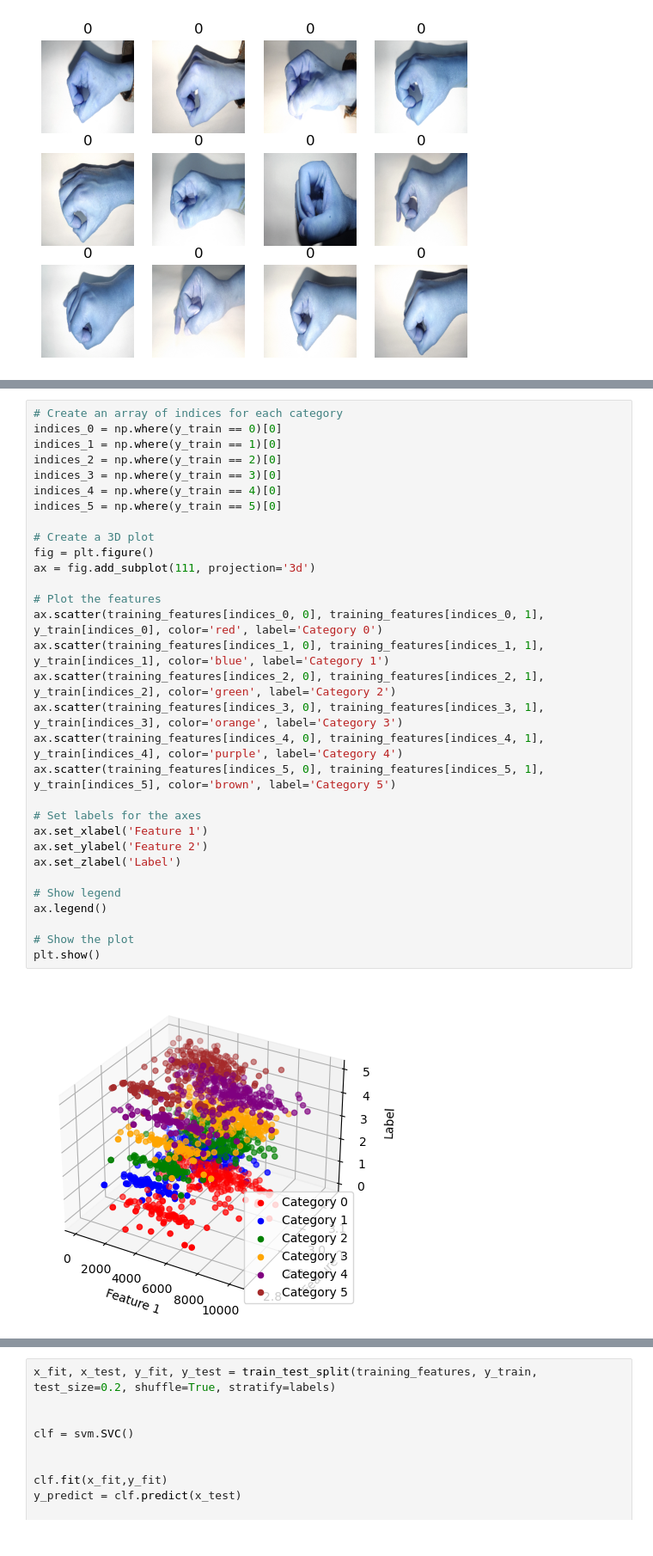
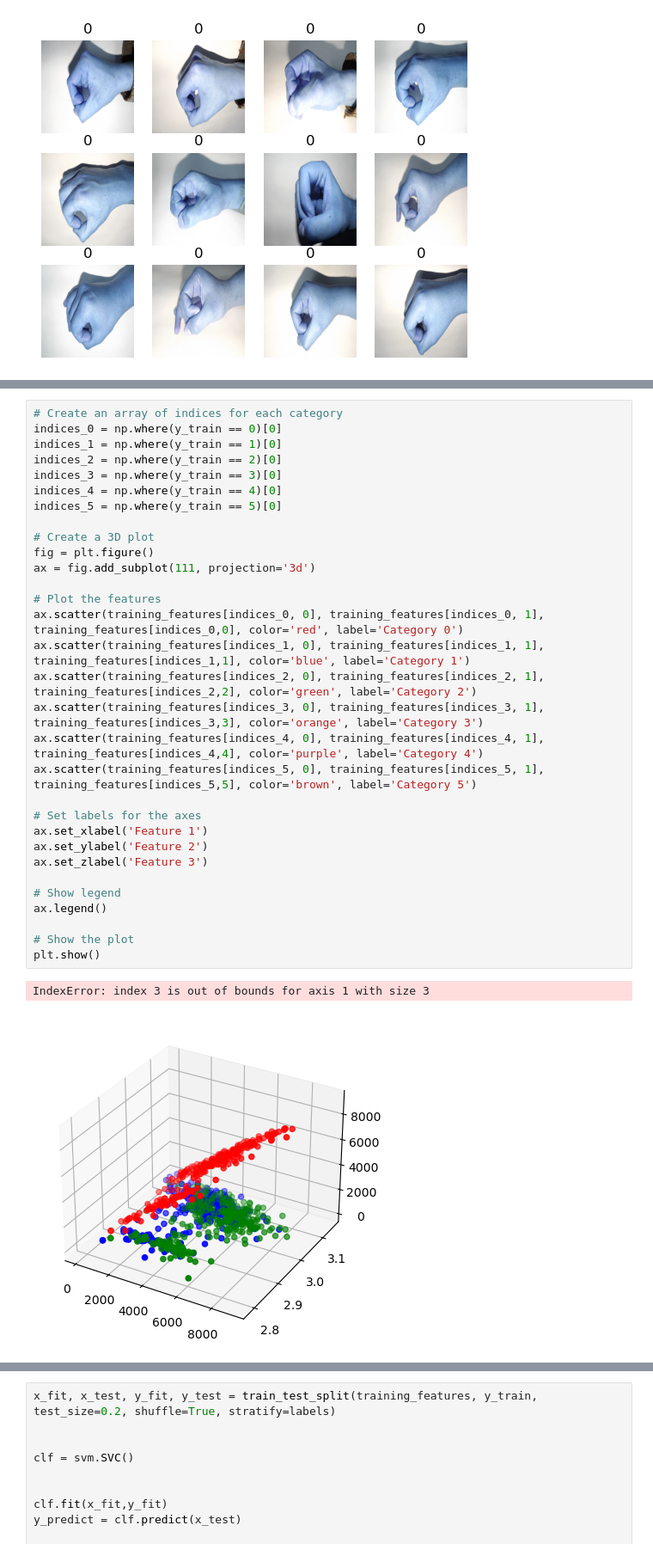
Before and after one commit to Omar-Al-Sharif/Sign-Language-Recognition, a Jupyter notebook: PreProcess.ipynb, the cells around one changed output, grey strips where cells are left out. Shown at 86% size. Saved outputs shown, nothing was run; the diff lists cells and outputs as text.

```diff
--- a/PreProcess.ipynb
+++ b/PreProcess.ipynb
@@ -176,33 +237,34 @@ X_train_combined shape: (1821, 3)
 # %%
 # Create an array of indices for each category
 indices_0 = np.where(y_train == 0)[0]
 indices_1 = np.where(y_train == 1)[0]
 indices_2 = np.where(y_train == 2)[0]
 indices_3 = np.where(y_train == 3)[0]
 indices_4 = np.where(y_train == 4)[0]
 indices_5 = np.where(y_train == 5)[0]
 
 # Create a 3D plot
 fig = plt.figure()
 ax = fig.add_subplot(111, projection='3d')
 
 # Plot the features
-ax.scatter(training_features[indices_0, 0], training_features[indices_0, 1], y_train[indices_0], color='red', label='Category 0')
-ax.scatter(training_features[indices_1, 0], training_features[indices_1, 1], y_train[indices_1], color='blue', label='Category 1')
-ax.scatter(training_features[indices_2, 0], training_features[indices_2, 1], y_train[indices_2], color='green', label='Category 2')
-ax.scatter(training_features[indices_3, 0], training_features[indices_3, 1], y_train[indices_3], color='orange', label='Category 3')
-ax.scatter(training_features[indices_4, 0], training_features[indices_4, 1], y_train[indices_4], color='purple', label='Category 4')
-ax.scatter(training_features[indices_5, 0], training_features[indices_5, 1], y_train[indices_5], color='brown', label='Category 5')
+ax.scatter(training_features[indices_0, 0], training_features[indices_0, 1], training_features[indices_0,0], color='red', label='Category 0')
+ax.scatter(training_features[indices_1, 0], training_features[indices_1, 1], training_features[indices_1,1], color='blue', label='Category 1')
+ax.scatter(training_features[indices_2, 0], training_features[indices_2, 1], training_features[indices_2,2], color='green', label='Category 2')
+ax.scatter(training_features[indices_3, 0], training_features[indices_3, 1], training_features[indices_3,3], color='orange', label='Category 3')
+ax.scatter(training_features[indices_4, 0], training_features[indices_4, 1], training_features[indices_4,4], color='purple', label='Category 4')
+ax.scatter(training_features[indices_5, 0], training_features[indices_5, 1], training_features[indices_5,5], color='brown', label='Category 5')
 
 # Set labels for the axes
 ax.set_xlabel('Feature 1')
 ax.set_ylabel('Feature 2')
-ax.set_zlabel('Label')
+ax.set_zlabel('Feature 3')
 
 # Show legend
 ax.legend()
 
 # Show the plot
 plt.show()
 # %% [output]
+IndexError: index 3 is out of bounds for axis 1 with size 3
-[figure, old version]
+[figure, new version]
```
Also changed, not shown: parts of 4 cells of this notebook.
